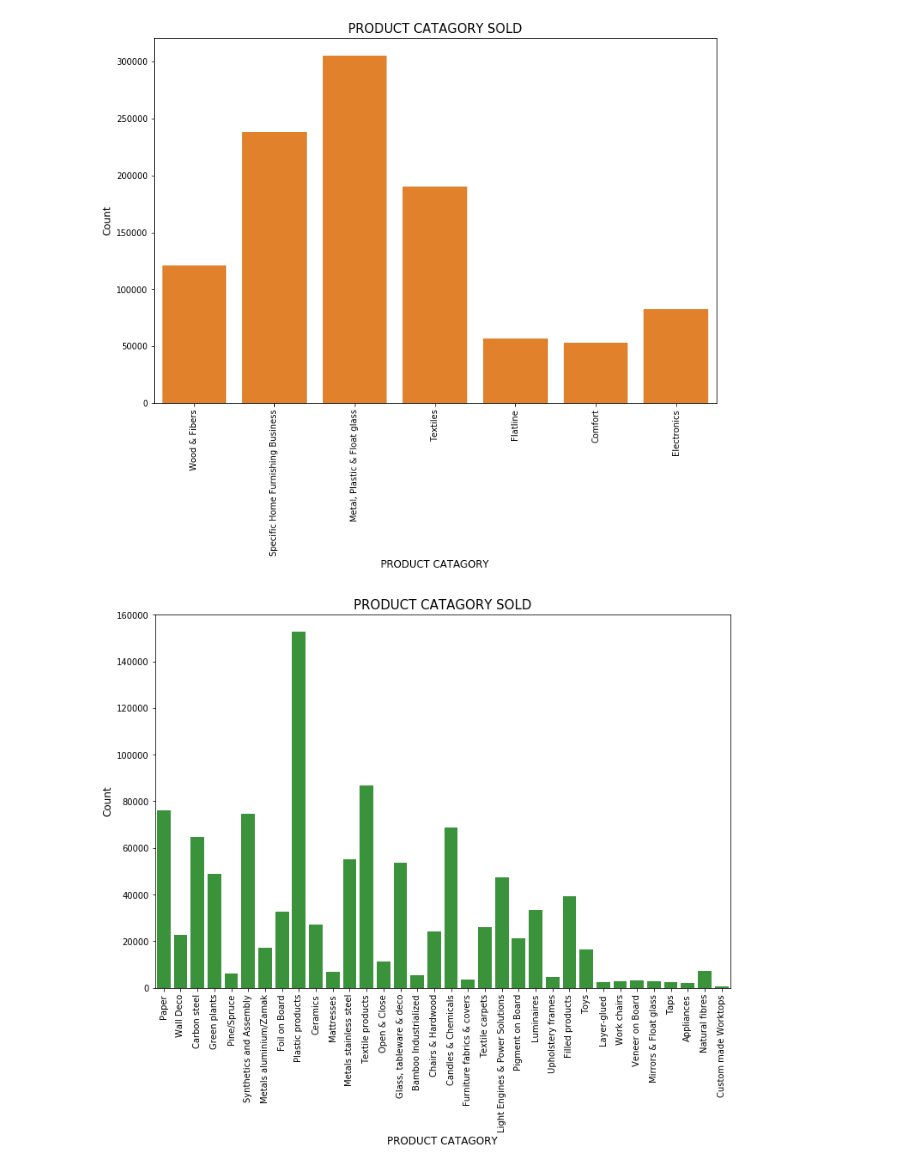
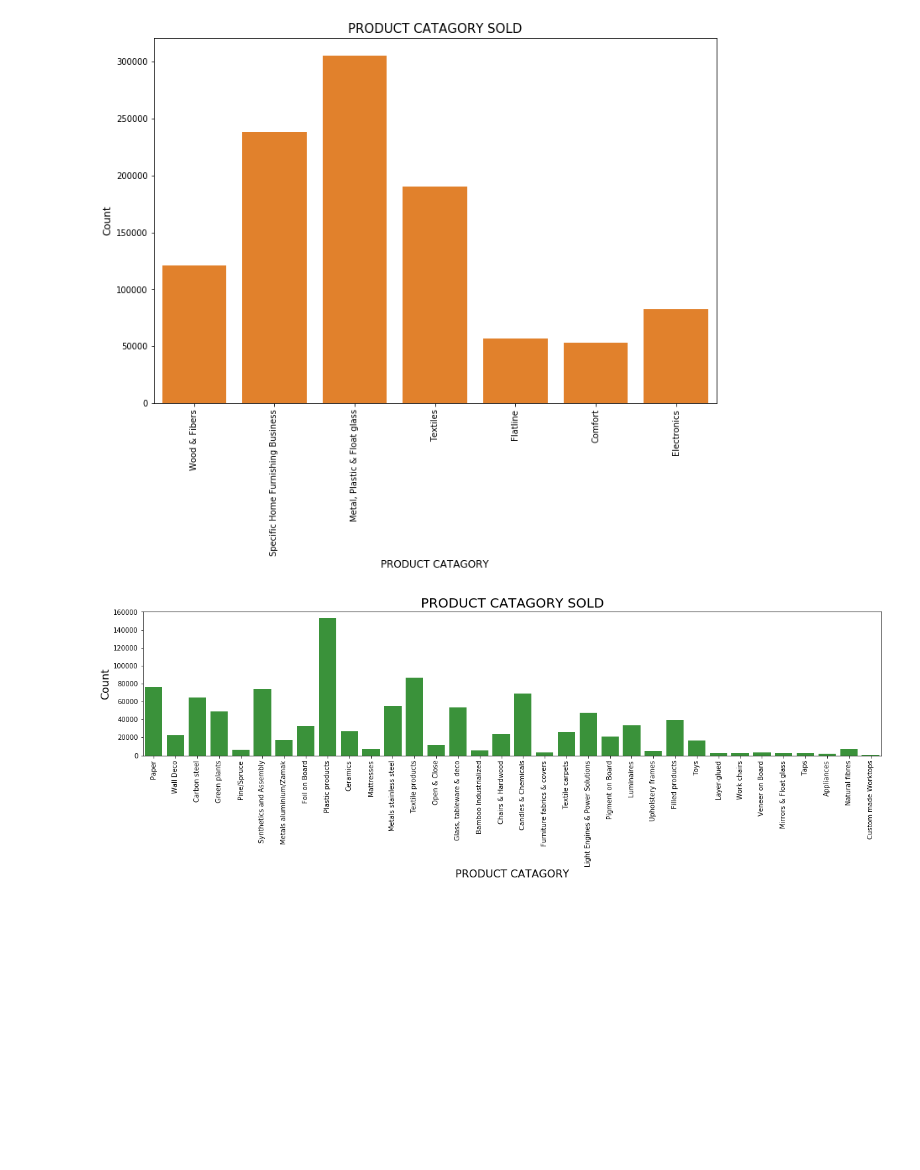
Before and after one commit to GAURAB10/python1, a Jupyter notebook: data_science.ipynb, the cells around one changed output. Cells and saved outputs as stored; diff of their text form; code cells hidden in the pictures; blank space fills up the shorter version.

```diff
--- a/data_science.ipynb
+++ b/data_science.ipynb
@@ -146,12 +145,12 @@ plt.show()
 # %% [output]
 [figure]
 # %%
-plt.figure(figsize=(12,8))
+plt.figure(figsize=(20,4))
 sns.countplot(x="MA_CAT_NAME_EN", data=df1, color=color[2])
-plt.ylabel('Count', fontsize=12)
-plt.xlabel('PRODUCT CATAGORY', fontsize=12)
+plt.ylabel('Count', fontsize=16)
+plt.xlabel('PRODUCT CATAGORY', fontsize=16)
 plt.xticks(rotation='vertical')
-plt.title("PRODUCT CATAGORY SOLD", fontsize=15)
+plt.title("PRODUCT CATAGORY SOLD", fontsize=20)
 plt.show()
 # %% [output]
-[figure, old version]
+[figure, new version]
```
Also changed, not shown: parts of 28 cells of this notebook.
